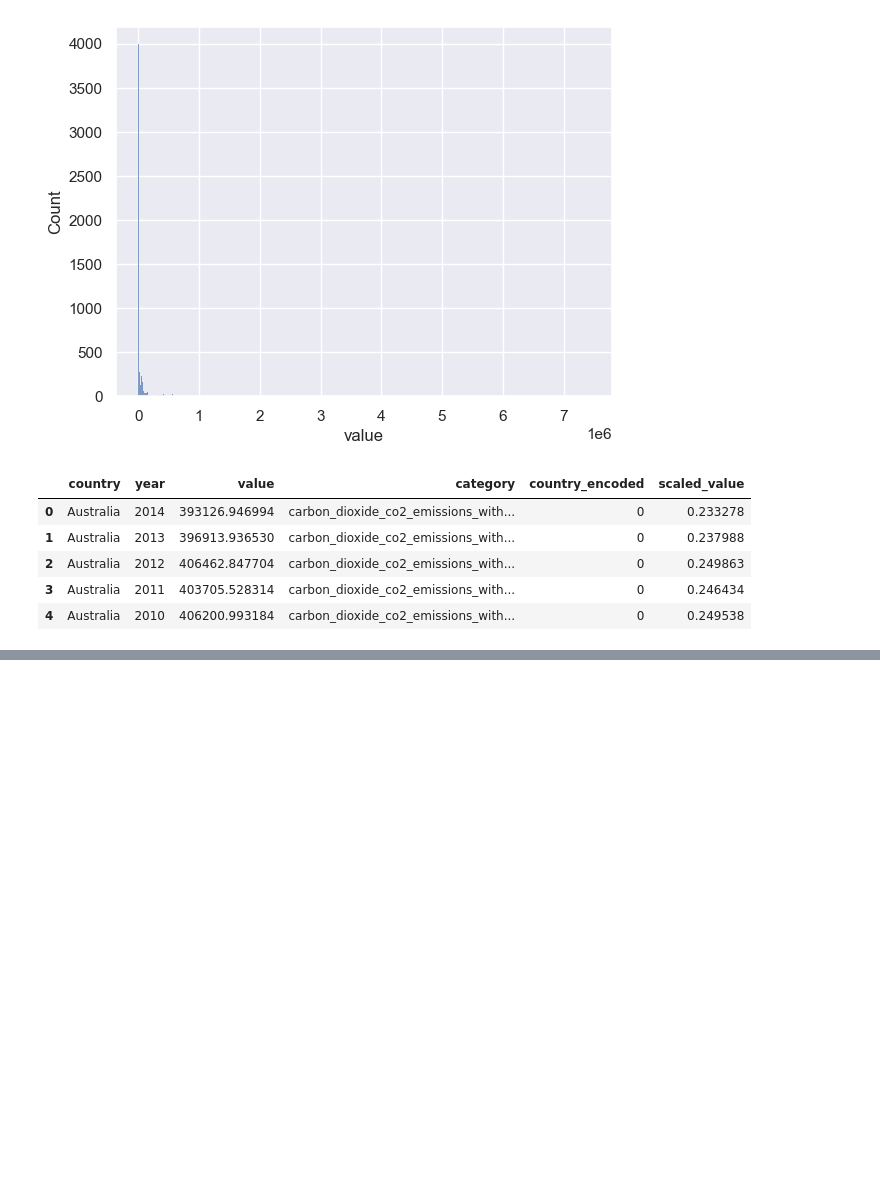
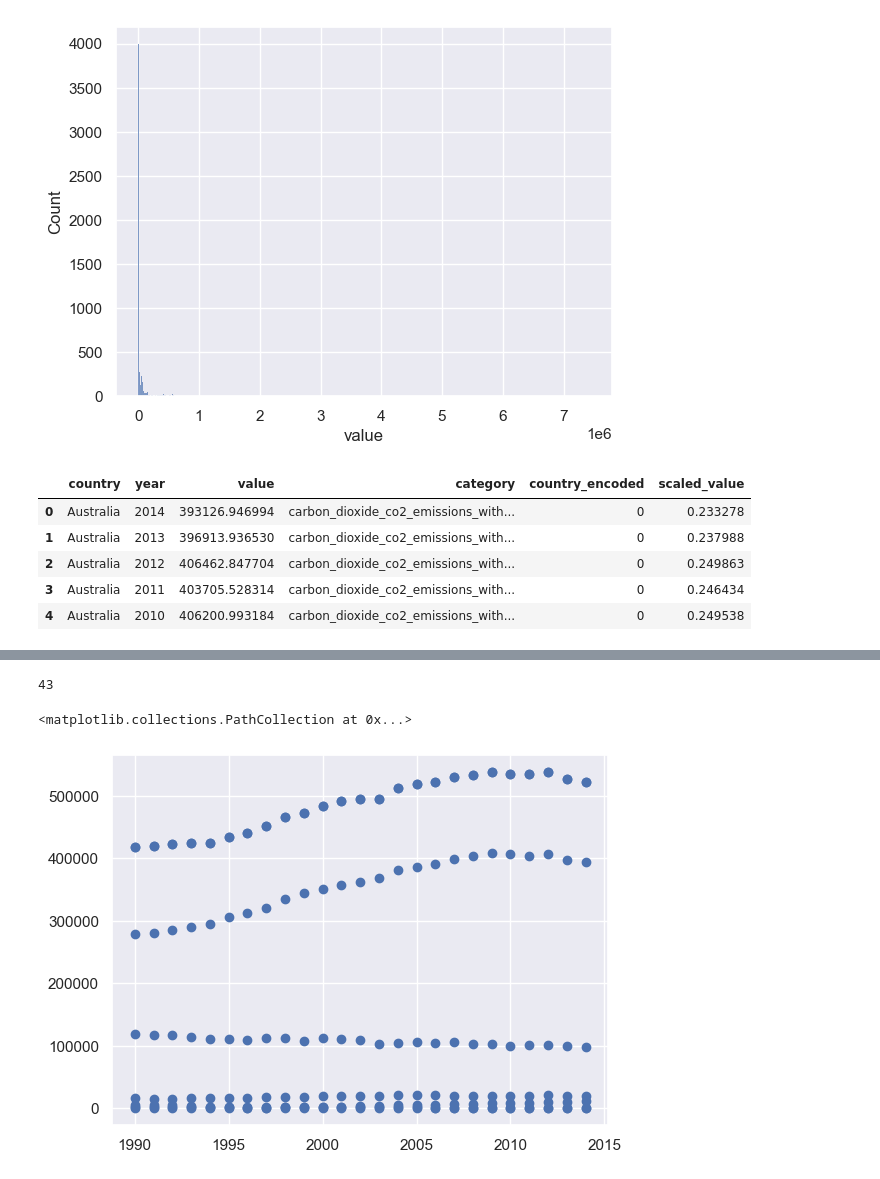
Before and after one commit to Thomas-Nguyen12/Weather_website, a Jupyter notebook: temperature.ipynb, the cells around one changed output, grey strips where cells are left out. Cells and saved outputs as stored; diff of their text form; code cells hidden in the pictures; blank space fills up the shorter version.

Commit message:
added a new graph feature

```diff
--- a/temperature.ipynb
+++ b/temperature.ipynb
@@ -271,0 +340,10 @@ emission.head()
+# %%
+len(unique_countries)
+# %% [output]
+43
+# %%
+Australia = emission[emission.country == "Australia"]
+plt.scatter(Australia.year, Australia.value)
+# %% [output]
+<matplotlib.collections.PathCollection at 0x...>
+[figure, added]
```
Also changed, not shown: parts of 21 cells of this notebook, 4 other files.
